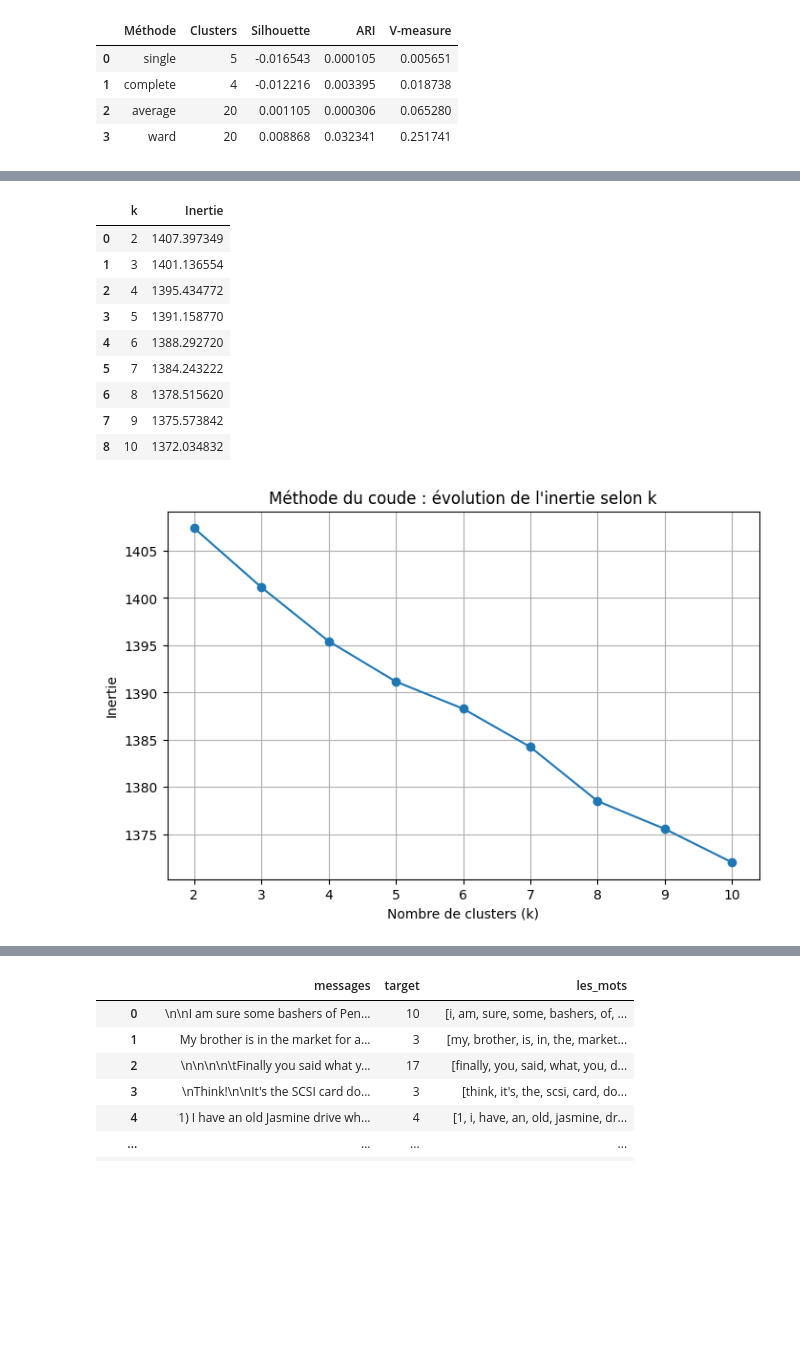
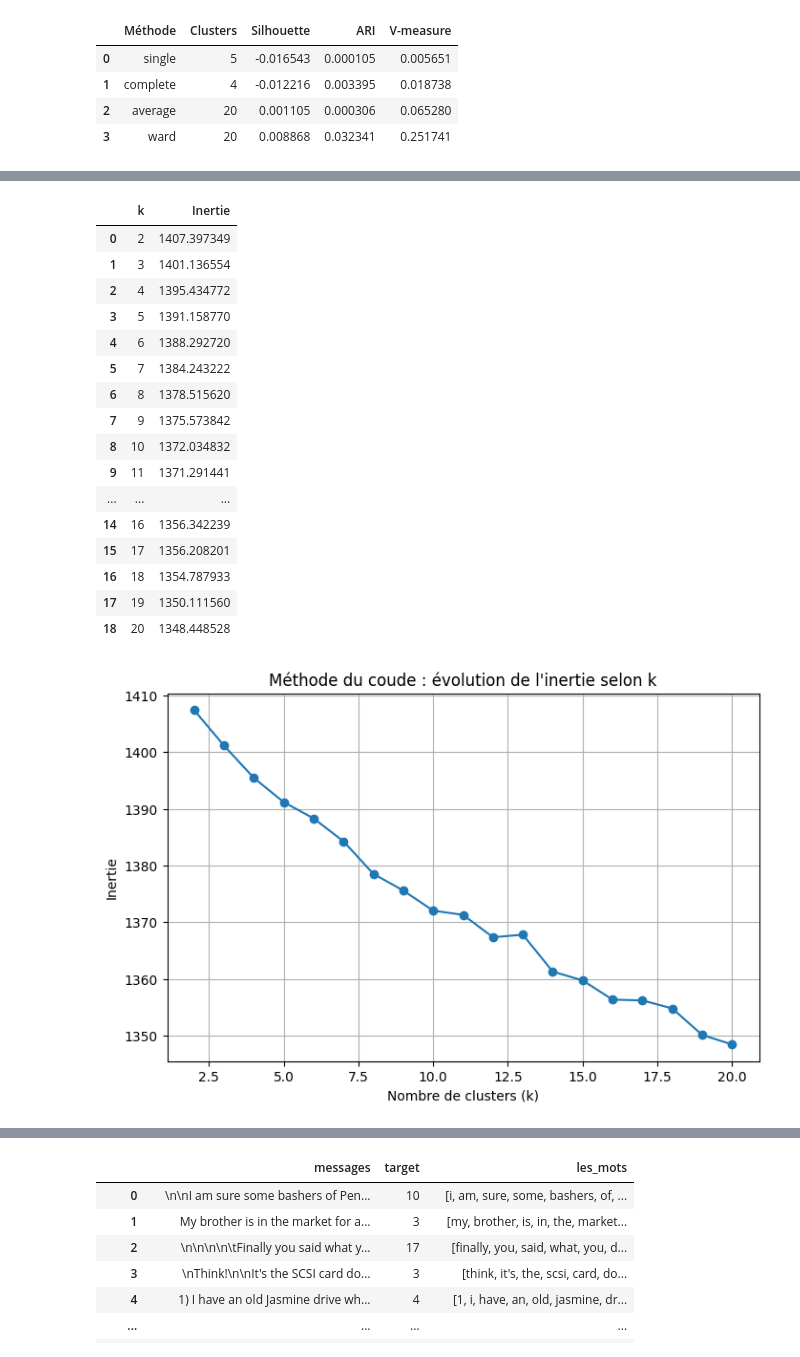
Before and after one commit to yarak4/Sciences-de-donnees, a Jupyter notebook: projet-merged.ipynb, the cells around one changed output, grey strips where cells are left out. Drawn from its saved outputs; the diff is of its cells as text; code cells hidden in the pictures; blank space fills up the shorter version.

```diff
--- a/projet-merged.ipynb
+++ b/projet-merged.ipynb
@@ -522,7 +522,7 @@ import numpy as np
 scores_kmeans = []
 
 # Tester K-means pour différentes valeurs de k
-for k in range(2, 11):
+for k in range(2, 21):
     kmeans = KMeans(n_clusters=k, n_init=10, random_state=42)
     labels_kmeans = kmeans.fit_predict(X_norm)
 
@@ -555,7 +562,7 @@ import matplotlib.pyplot as plt
 import pandas as pd
 
 inertias = []
-ks = list(range(2, 11))
+ks = list(range(2, 21))
 
 for k in ks:
     kmeans = KMeans(n_clusters=k, n_init=10, random_state=42)
@@ -563,34 +570,41 @@ for k in ks:
     inertias.append(kmeans.inertia_)
 
 # Création d'un DataFrame pour affichage
 df_inertie = pd.DataFrame({
     'k': ks,
     'Inertie': inertias
 })
 
 # Affichage du tableau
 display(df_inertie)
 
 # Courbe du coude
 plt.figure(figsize=(8, 5))
 plt.plot(df_inertie['k'], df_inertie['Inertie'], marker='o')
 plt.title("Méthode du coude : évolution de l'inertie selon k")
 plt.xlabel("Nombre de clusters (k)")
 plt.ylabel("Inertie")
 plt.grid(True)
 plt.show()
 # %% [output]
 |  | k | Inertie |
 | 0 | 2 | 1407.397349 |
 | 1 | 3 | 1401.136554 |
 | 2 | 4 | 1395.434772 |
 | 3 | 5 | 1391.158770 |
 | 4 | 6 | 1388.292720 |
 | 5 | 7 | 1384.243222 |
 | 6 | 8 | 1378.515620 |
 | 7 | 9 | 1375.573842 |
 | 8 | 10 | 1372.034832 |
+| 9 | 11 | 1371.291441 |
+| ... | ... | ... |
+| 14 | 16 | 1356.342239 |
+| 15 | 17 | 1356.208201 |
+| 16 | 18 | 1354.787933 |
+| 17 | 19 | 1350.111560 |
+| 18 | 20 | 1348.448528 |
-[figure, old version]
+[figure, new version]
 # %%
 plt.figure(figsize=(8, 5))
 plt.plot(df_kmeans['k'], df_kmeans['Silhouette'], marker='o')
```
Also changed, not shown: parts of 9 cells of this notebook.
